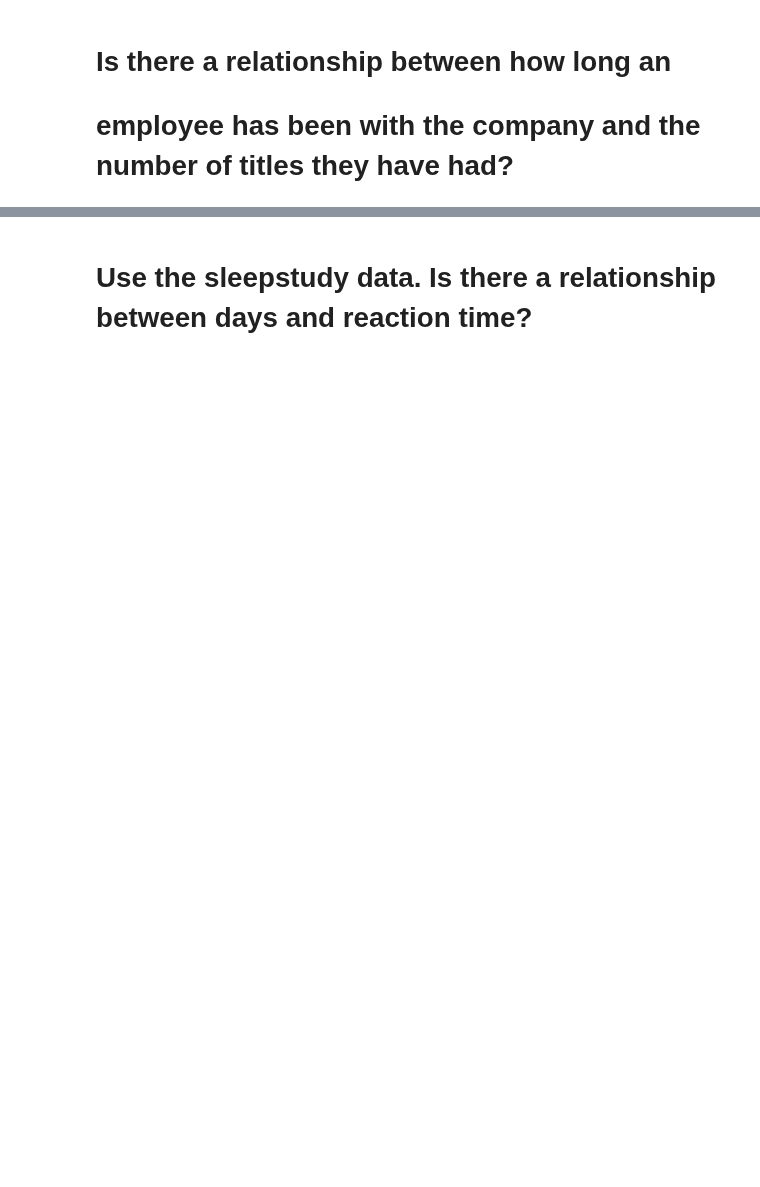
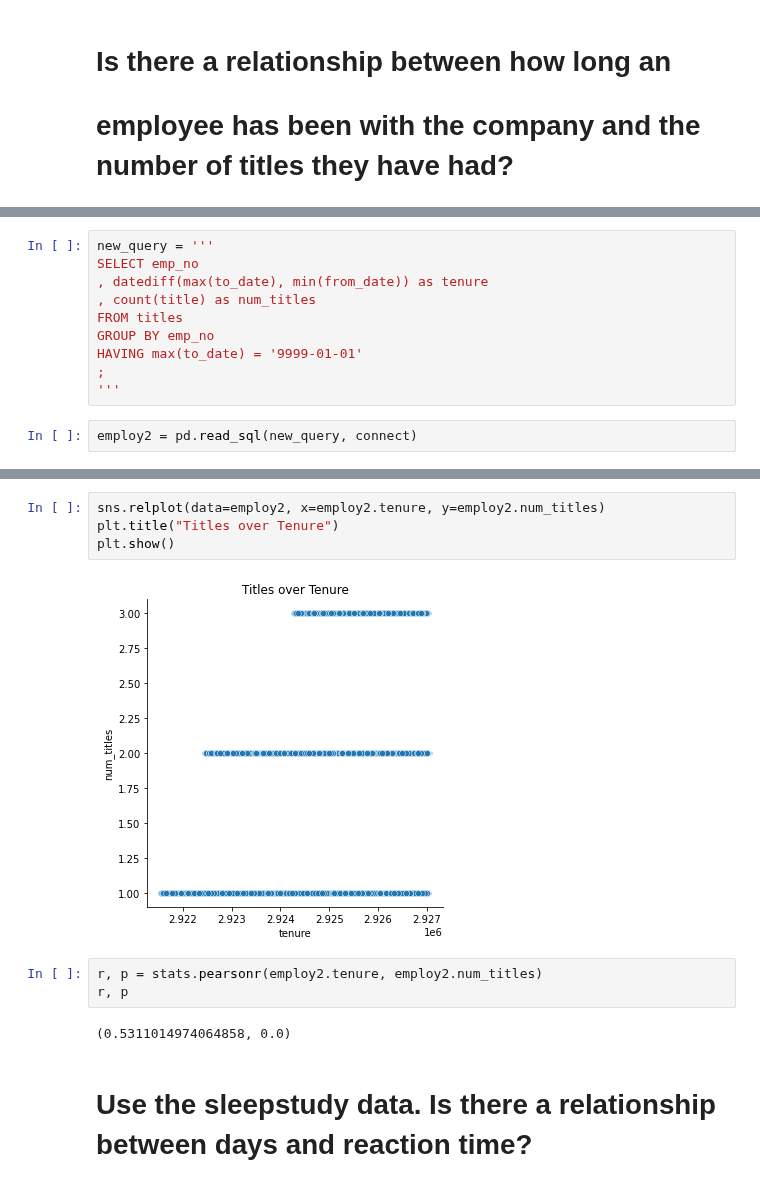
Before and after one commit to Laz-Lopez/statistics-exercises, a Jupyter notebook: hypothesis_testing.ipynb, the cells around one changed output, grey strips where cells are left out. Cells and saved outputs as stored; diff of their text form; blank space fills up the shorter version.

```diff
--- a/hypothesis_testing.ipynb
+++ b/hypothesis_testing.ipynb
@@ -732,0 +764,12 @@ employ.hire_date
+# %%
+new_query = '''
+SELECT emp_no
+, datediff(max(to_date), min(from_date)) as tenure
+, count(title) as num_titles
+FROM titles
+GROUP BY emp_no
+HAVING max(to_date) = '9999-01-01'
+;
+'''
+# %%
+employ2 = pd.read_sql(new_query, connect)
@@ -733,2 +796,13 @@ employ.hire_date
+# %%
+sns.relplot(data=employ2, x=employ2.tenure, y=employ2.num_titles)
+plt.title("Titles over Tenure")
+plt.show()
+# %% [output]
+[figure, added]
+# %%
+r, p = stats.pearsonr(employ2.tenure, employ2.num_titles)
+r, p
+# %% [output]
+(0.5311014974064858, 0.0)
 # %% [markdown]
 # Use the sleepstudy data. Is there a relationship between days and reaction time?
```
Also changed, not shown: parts of 29 cells of this notebook.
